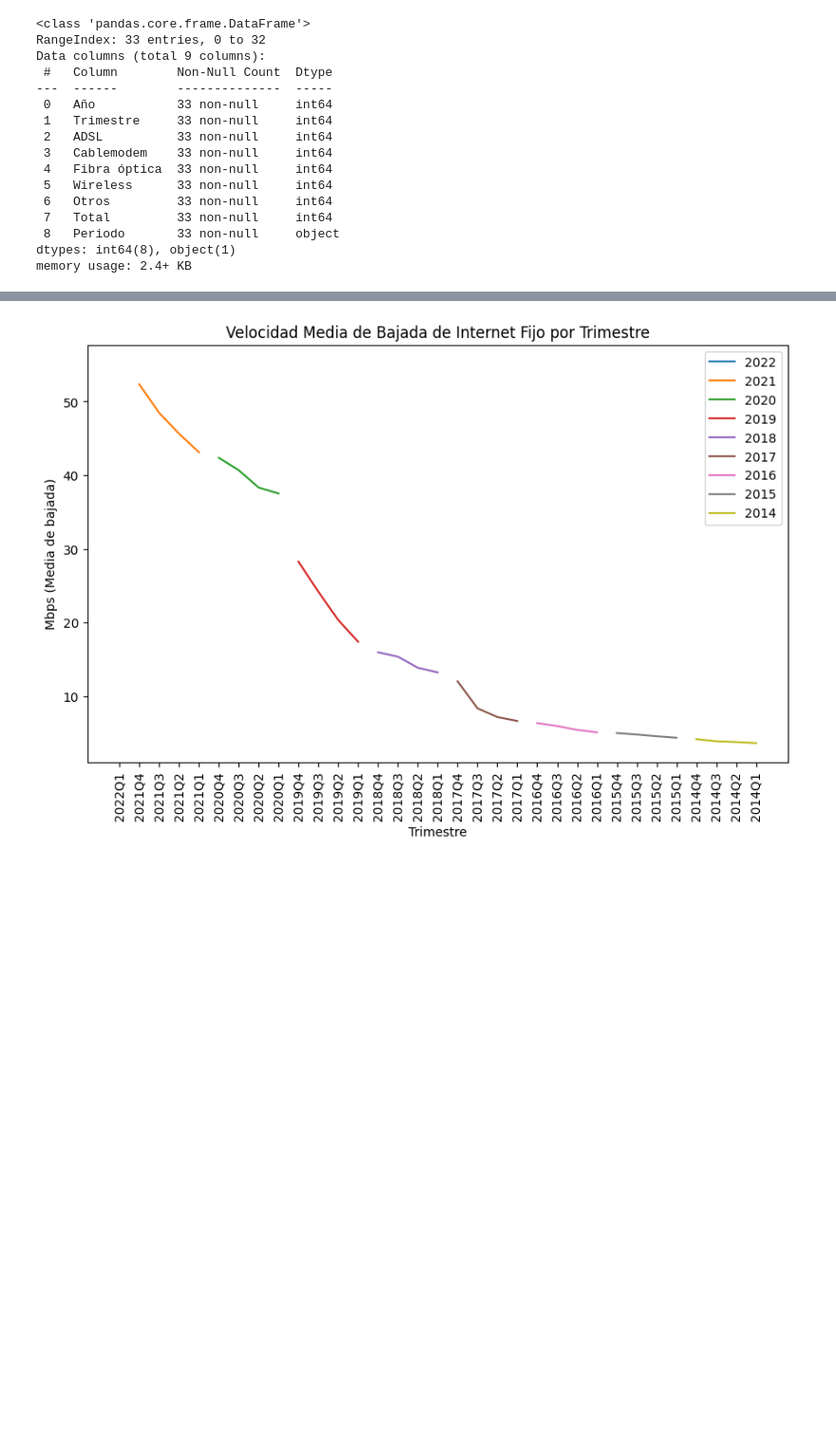
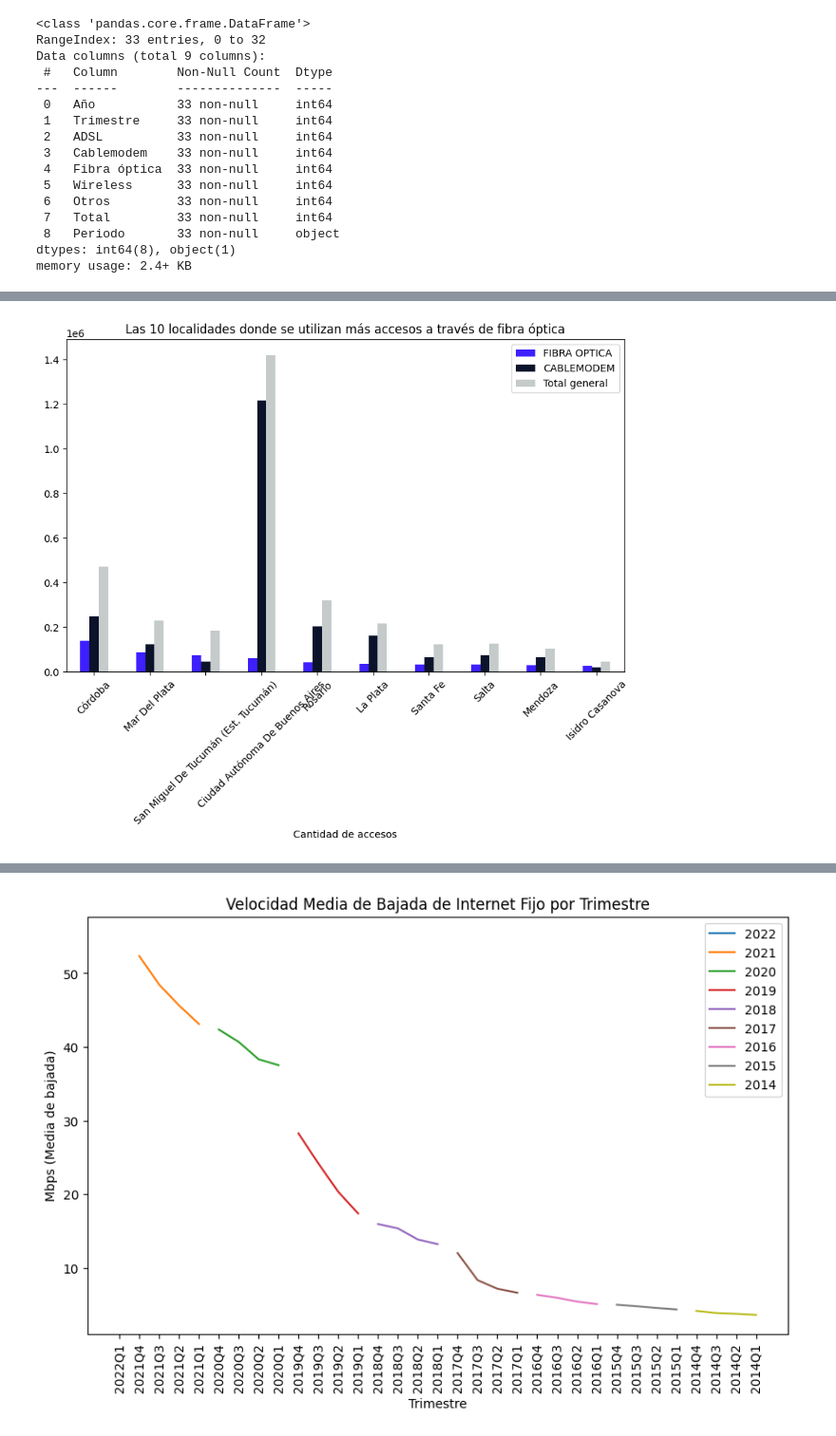
Before and after one commit to AlbaCastillo/Telecommunications-Data-Analyst, a Jupyter notebook: EDA_Telecomunicaciones.ipynb, the cells around one changed output, grey strips where cells are left out. Shown at 95% size. Drawn from its saved outputs; the diff is of its cells as text; code cells hidden in the pictures; blank space fills up the shorter version.

```diff
--- a/EDA_Telecomunicaciones.ipynb
+++ b/EDA_Telecomunicaciones.ipynb
@@ -605,0 +646,14 @@ plt.show()
+# %%
+# Ordenar el DataFrame por la cantidad de accesos a través de fibra óptica y seleccionar las 10 primeras localidades
+df_top_10 = Accesos_Internet_fijo_por_tecnología_y_localidad.sort_values(by='FIBRA OPTICA', ascending=False).head(10)
+
+colors = sns.color_palette(['#3D1FFF', '#0B132B', '#C4CBCA'])
+
+# Crear una gráfica de barras horizontal para mostrar las 10 localidades donde se utilizan más accesos a través de fibra óptica
+ax = df_top_10.plot(kind='bar', x='Localidad', y=['FIBRA OPTICA', 'CABLEMODEM','Total general'], figsize=(10,6), color=[colors[0], colors[1], colors[2]])
+ax.set_title('Las 10 localidades donde se utilizan más accesos a través de fibra óptica')
+ax.set_xlabel('Cantidad de accesos')
+ax.tick_params(axis='x', rotation=45)
+plt.show()
+# %% [output]
+[figure, added]
```
Also changed, not shown: parts of 21 cells of this notebook.
